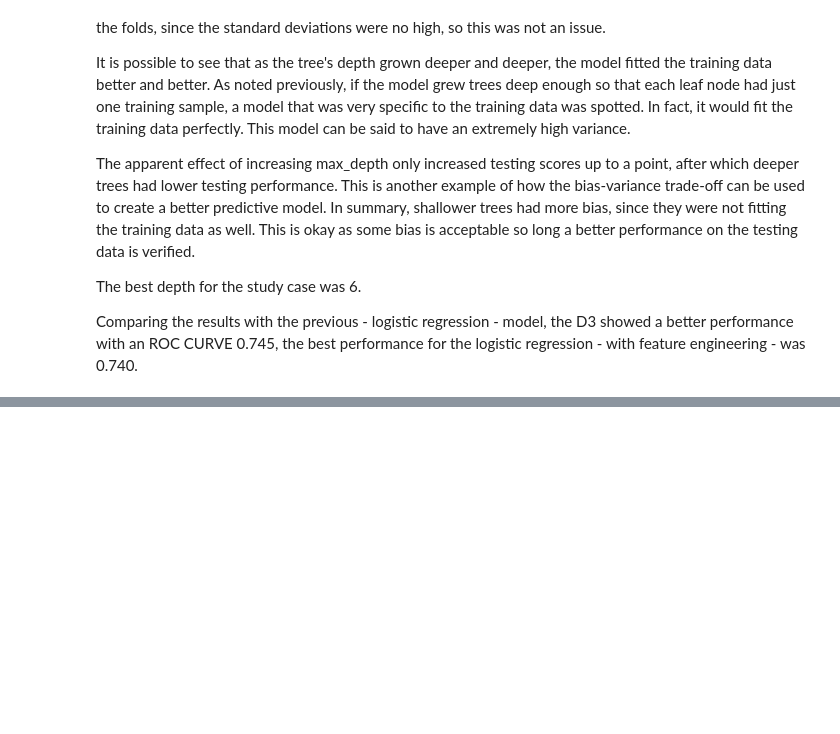
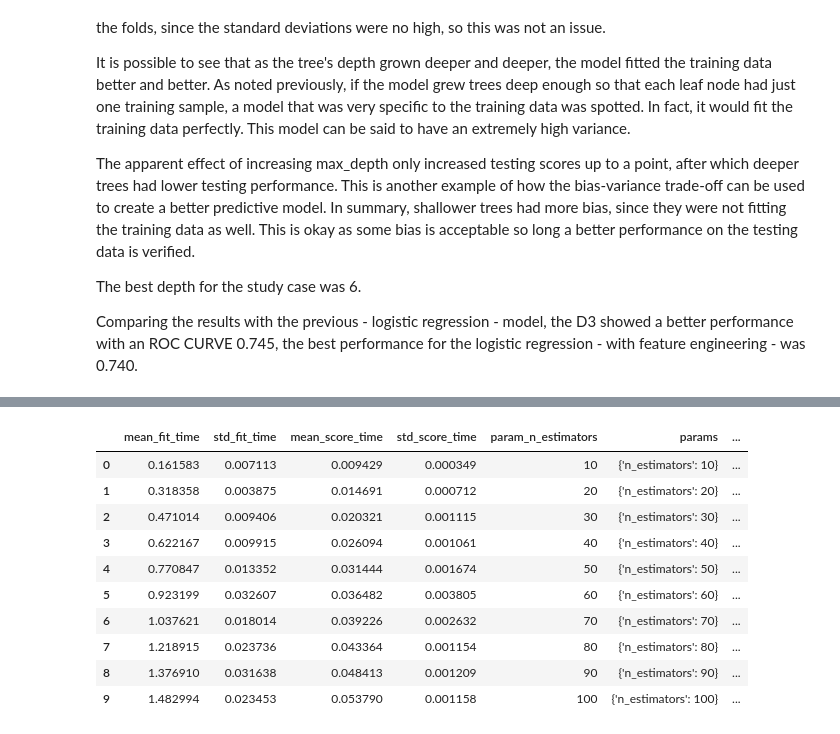
Before and after one commit to jeantardelli/data-science, a Jupyter notebook: decision-trees-and-random-forests.ipynb, the cells around one changed output, grey strips where cells are left out. Drawn from its saved outputs; the diff is of its cells as text; code cells hidden in the pictures; blank space fills up the shorter version.

```diff
--- a/decision-trees-and-random-forests.ipynb
+++ b/decision-trees-and-random-forests.ipynb
@@ -321,0 +352,6 @@ Comparing the results with the previous - logistic regression - model, the D3 sh
+# %%
+rf = RandomForestClassifier(n_estimators=10, criterion='gini', max_depth=3,
+                            min_samples_split=2, min_samples_leaf=1, min_weight_fraction_leaf=0.0,
+                            max_features='auto', max_leaf_nodes=None, min_impurity_decrease=0.0,
+                            min_impurity_split=None, bootstrap=True, oob_score=False, n_jobs=None,
+                            random_state=4, verbose=0, warm_start=False, class_weight=None)
@@ -321,0 +379,15 @@ Comparing the results with the previous - logistic regression - model, the D3 sh
+# %%
+cv_rf_results_df = pd.DataFrame(cv_rf.cv_results_)
+cv_rf_results_df
+# %% [output]
+|  | mean_fit_time | std_fit_time | mean_score_time | std_score_time | param_n_estimators | params | ... |
+| 0 | 0.161583 | 0.007113 | 0.009429 | 0.000349 | 10 | {'n_estimators': 10} | ... |
+| 1 | 0.318358 | 0.003875 | 0.014691 | 0.000712 | 20 | {'n_estimators': 20} | ... |
+| 2 | 0.471014 | 0.009406 | 0.020321 | 0.001115 | 30 | {'n_estimators': 30} | ... |
+| 3 | 0.622167 | 0.009915 | 0.026094 | 0.001061 | 40 | {'n_estimators': 40} | ... |
+| 4 | 0.770847 | 0.013352 | 0.031444 | 0.001674 | 50 | {'n_estimators': 50} | ... |
+| 5 | 0.923199 | 0.032607 | 0.036482 | 0.003805 | 60 | {'n_estimators': 60} | ... |
+| 6 | 1.037621 | 0.018014 | 0.039226 | 0.002632 | 70 | {'n_estimators': 70} | ... |
+| 7 | 1.218915 | 0.023736 | 0.043364 | 0.001154 | 80 | {'n_estimators': 80} | ... |
+| 8 | 1.376910 | 0.031638 | 0.048413 | 0.001209 | 90 | {'n_estimators': 90} | ... |
+| 9 | 1.482994 | 0.023453 | 0.053790 | 0.001158 | 100 | {'n_estimators': 100} | ... |
```
Also changed, not shown: parts of 14 cells of this notebook.
